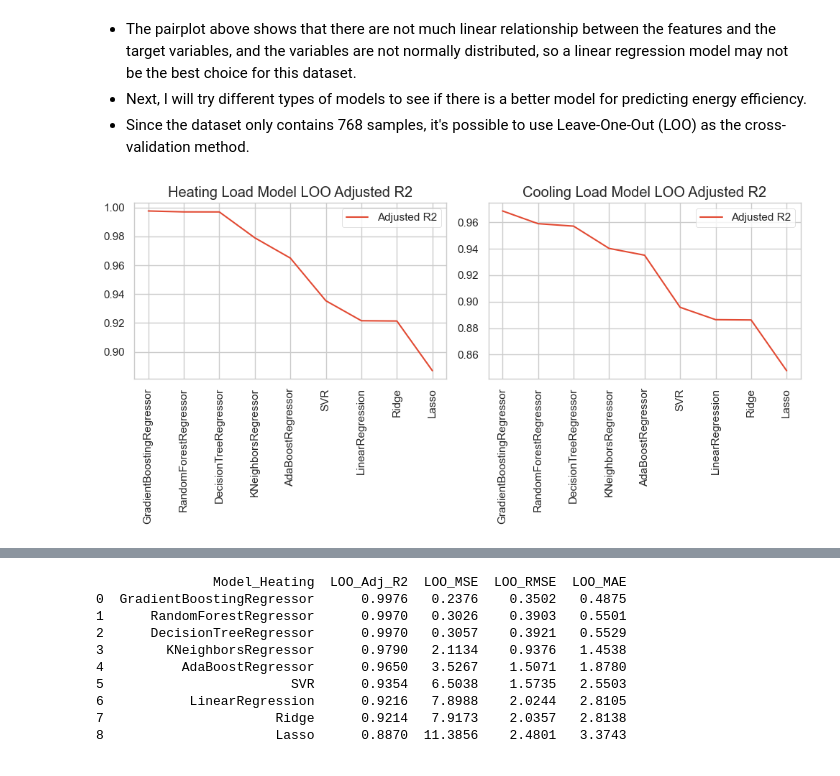
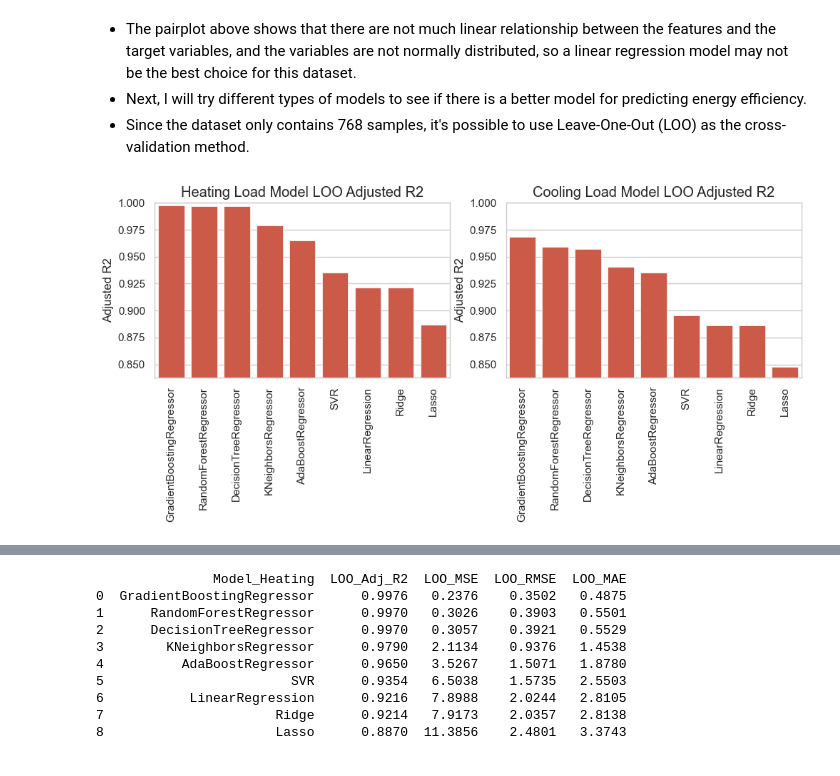
Before and after one commit to he-jiaxin/energyEfficiencyPrediction, a Jupyter notebook: EnergyEfficiencyPrediction/building_energy_efficiency_prediction_modified.ipynb, the cells around one changed output, grey strips where cells are left out. Saved outputs shown, nothing was run; the diff lists cells and outputs as text; code cells hidden in the pictures.

```diff
--- a/EnergyEfficiencyPrediction/building_energy_efficiency_prediction_modified.ipynb
+++ b/EnergyEfficiencyPrediction/building_energy_efficiency_prediction_modified.ipynb
@@ -446,23 +446,49 @@ for model in models:
 df_loo_heating = df_loo_heating.sort_values(by='LOO_Adj_R2', ascending=False).reset_index(drop=True)
 df_loo_cooling = df_loo_cooling.sort_values(by='LOO_Adj_R2', ascending=False).reset_index(drop=True)
 # %%
-# plot the results of cross validation
+# # plot the results of cross validation
+# fig, ax = plt.subplots(1, 2, figsize=(10, 5))
+
+# sns.lineplot(data=df_loo_heating, x='Model_Heating', y='LOO_Adj_R2', label='Adjusted R2', ax=ax[0])
+# ax[0].set_xticklabels(labels=df_loo_heating['Model_Heating'], rotation=90)
+# ax[0].set_xlabel('')
+# ax[0].set_ylabel('')
+# ax[0].set_title('Heating Load Model LOO Adjusted R2')
+
+# sns.lineplot(data=df_loo_cooling, x='Model_Cooling', y='LOO_Adj_R2', label='Adjusted R2', ax=ax[1])
+# ax[1].set_xticklabels(labels=df_loo_cooling['Model_Cooling'], rotation=90)
+# ax[1].set_xlabel('')
+# ax[1].set_ylabel('')
+# ax[1].set_title('Cooling Load Model LOO Adjusted R2')
+
+# plt.tight_layout()
+# plt.show()
+
+
+# Find the minimum value of R2 in both datasets to set the y-axis limit
+min_r2 = min(df_loo_heating['LOO_Adj_R2'].min(), df_loo_cooling['LOO_Adj_R2'].min())
+
+# Plot the results of cross-validation using bar charts
 fig, ax = plt.subplots(1, 2, figsize=(10, 5))
 
-sns.lineplot(data=df_loo_heating, x='Model_Heating', y='LOO_Adj_R2', label='Adjusted R2', ax=ax[0])
+# Heating Load Model
+sns.barplot(data=df_loo_heating, x='Model_Heating', y='LOO_Adj_R2', ax=ax[0])
 ax[0].set_xticklabels(labels=df_loo_heating['Model_Heating'], rotation=90)
+ax[0].set_ylim(min_r2 - 0.01, 1.0)  # Adjust y-axis to start just below the min R2 value
 ax[0].set_xlabel('')
-ax[0].set_ylabel('')
+ax[0].set_ylabel('Adjusted R2')
 ax[0].set_title('Heating Load Model LOO Adjusted R2')
 
-sns.lineplot(data=df_loo_cooling, x='Model_Cooling', y='LOO_Adj_R2', label='Adjusted R2', ax=ax[1])
+# Cooling Load Model
+sns.barplot(data=df_loo_cooling, x='Model_Cooling', y='LOO_Adj_R2', ax=ax[1])
 ax[1].set_xticklabels(labels=df_loo_cooling['Model_Cooling'], rotation=90)
+ax[1].set_ylim(min_r2 - 0.01, 1.0)  # Adjust y-axis to start just below the min R2 value
 ax[1].set_xlabel('')
-ax[1].set_ylabel('')
+ax[1].set_ylabel('Adjusted R2')
 ax[1].set_title('Cooling Load Model LOO Adjusted R2')
 
 plt.tight_layout()
 plt.show()
 # %% [output]
-[figure, old version]
+[figure, new version]
 # %%
```
Also changed, not shown: parts of 9 cells of this notebook, 5 other files.
